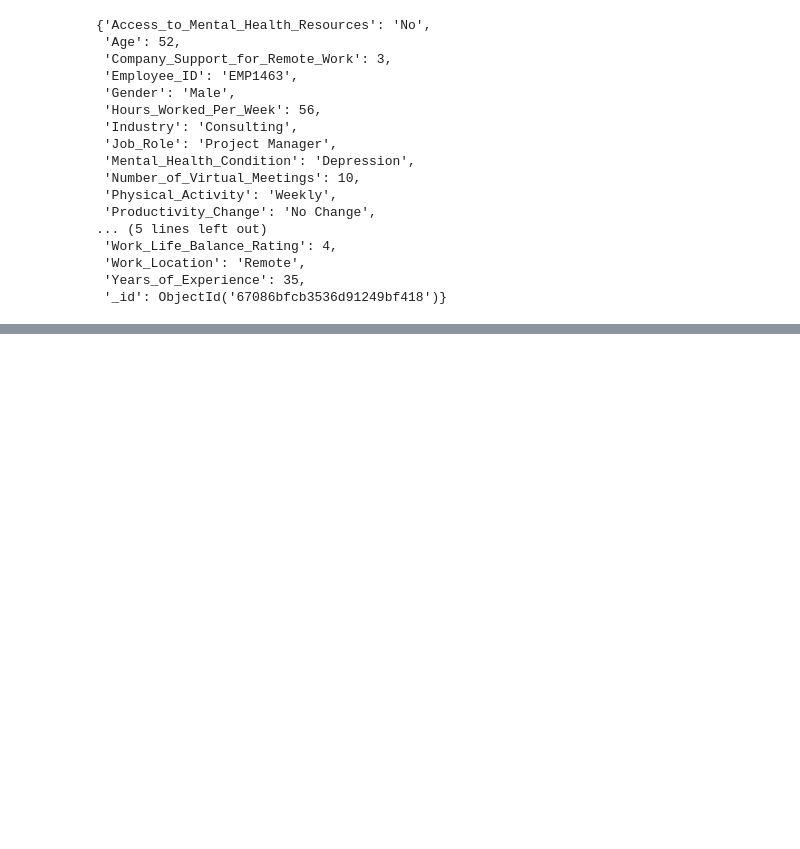
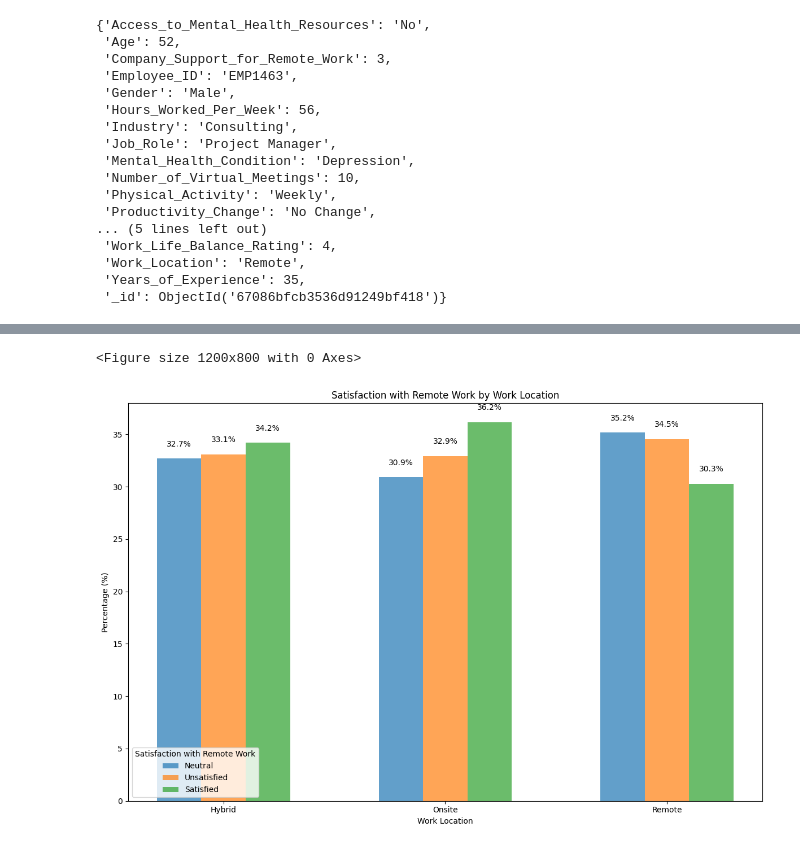
Before and after one commit to faiyted/Project3, a Jupyter notebook: dataset.ipynb, the cells around one changed output, grey strips where cells are left out. Cells and saved outputs as stored; diff of their text form; code cells hidden in the pictures; blank space fills up the shorter version.

```diff
--- a/dataset.ipynb
+++ b/dataset.ipynb
@@ -74,0 +141,77 @@ for doc in docs_with_missing_fields:
+# %%
+import matplotlib.pyplot as plt
+import pandas as pd
+
+# Aggregation pipeline to get counts for Work_Location and Satisfaction_with_Remote_Work
+pipeline = [
+    {
+        "$group": {
+            "_id": {
+                "Work_Location": "$Work_Location",
+                "Satisfaction_with_Remote_Work": "$Satisfaction_with_Remote_Work"
+            },
+            "count": {"$sum": 1}
+        }
+    },
+    {
+        "$sort": {"_id.Work_Location": 1}  # Sorts results by Work_Location in ascending order
+    }
+]
+
+# Execute the aggregation pipeline
+results = collection.aggregate(pipeline)
+
+# Process results into a DataFrame
+data = []
+for result in results:
+    work_location = result["_id"]["Work_Location"]
+    satisfaction = result["_id"]["Satisfaction_with_Remote_Work"]
+    count = result["count"]
+    data.append({"Work_Location": work_location, "Satisfaction_with_Remote_Work": satisfaction, "Total": count})
+
+df = pd.DataFrame(data)
+
+# Calculate total per Work_Location for percentage calculation
+total_by_location = df.groupby("Work_Location")["Total"].sum()
+
+# Calculate percentages for each Satisfaction level by Work_Location
+df["Percentage"] = df.apply(lambda row: (row["Total"] / total_by_location[row["Work_Location"]]) * 100, axis=1)
+
+# Define color mapping for satisfaction levels
+color_map = {
+    "Satisfied": "green",
+    "Unsatisfied": "red",
+    "Neutral": "blue"
+}
+
+# Plotting each Work_Location with Satisfaction_with_Remote_Work as separate bars
+plt.figure(figsize=(12, 8))
+work_locations = df["Work_Location"].unique()
+satisfaction_levels = df["Satisfaction_with_Remote_Work"].unique()
+
+# Set the bar width and positions
+bar_width = 0.2
+x = range(len(work_locations))
+
+# Plotting each group with offset positions
+fig, ax = plt.subplots(figsize=(12, 8))
+
+for i, satisfaction in enumerate(satisfaction_levels):
+    satisfaction_df = df[df["Satisfaction_with_Remote_Work"] == satisfaction]
+    positions = [pos + i * bar_width for pos in x]
+    ax.bar(positions, satisfaction_df["Percentage"], width=bar_width, label=satisfaction, alpha=0.7)
+    # Add data labels
+    for pos, percentage in zip(positions, satisfaction_df["Percentage"]):
+        ax.text(pos, percentage + 1, f"{percentage:.1f}%", ha="center", va="bottom")
+
+# Customize x-axis and labels
+plt.xticks([r + bar_width for r in x], work_locations)
+plt.xlabel("Work Location")
+plt.ylabel("Percentage (%)")
+plt.title("Satisfaction with Remote Work by Work Location")
+plt.legend(title="Satisfaction with Remote Work")
+plt.tight_layout()
+plt.show()
+# %% [output]
+<Figure size 1200x800 with 0 Axes>
+[figure, added]
```
Also changed, not shown: parts of 9 cells of this notebook.
